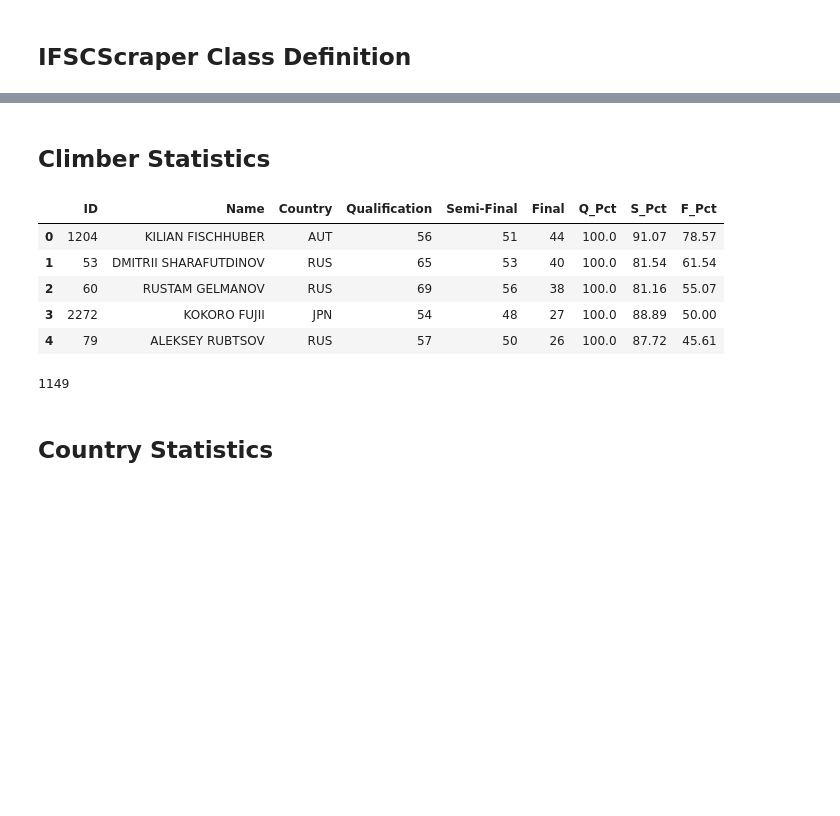
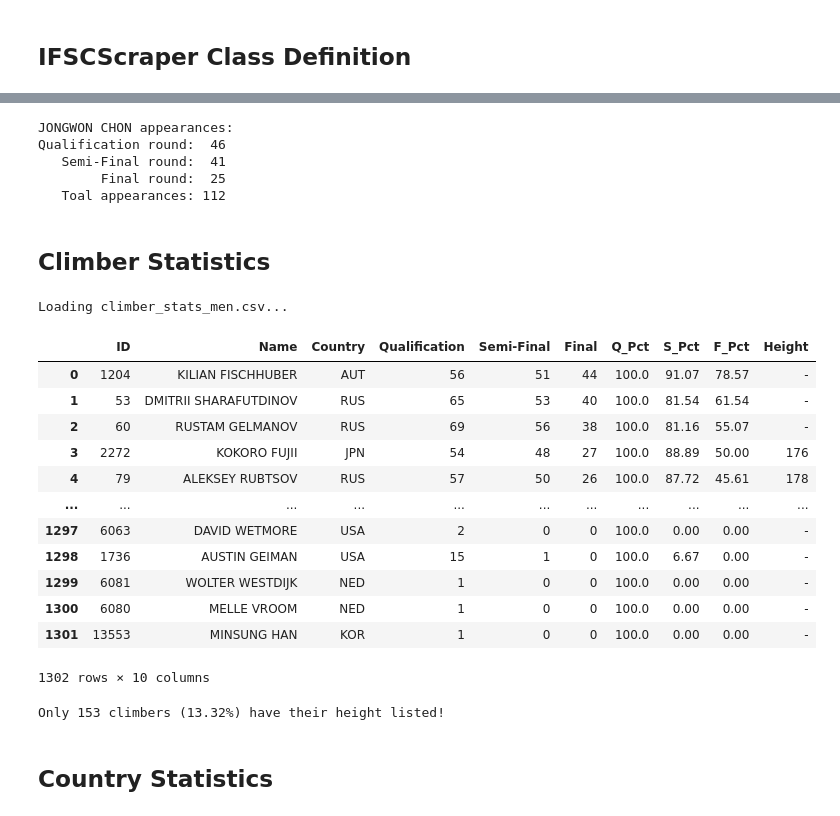
Before and after one commit to noah-kg/scraping-IFSC-website-via-selenium, a Jupyter notebook: IFSC Scraper.ipynb, the cells around one changed output, grey strips where cells are left out. Saved outputs shown, nothing was run; the diff lists cells and outputs as text; code cells hidden in the pictures; blank space fills up the shorter version.

Commit message:
cleaned up/compartmentalized code into functions to make code more robust. Changed names of function variables to make it easier to understand their purpose

```diff
--- a/IFSC Scraper.ipynb
+++ b/IFSC Scraper.ipynb
@@ -521,8 +515,6 @@ def display_events(dict):
 # %%
 # Takes ~37 minutes to scrape all years and events
-scraper = IFSCScraper()
+# scraper = IFSCScraper()
 # scraper.scrape_all_ifsc_world_cups()
-scraper.get_single_year('2022')
+# scraper.get_single_year('2022')
 # scraper.end_session()
-
-# scraper.get_athlete_height('1929')
@@ -633,36 +596,12 @@ df
+# %%
+boulder_men_all_results = get_bouldering_results()
+count_round_appearances(boulder_men_all_results, 'jongwon chon')
+# check_climber(boulder_men, 'jongwon chon')
+# %% [output]
+JONGWON CHON appearances:
+Qualification round:  46
+   Semi-Final round:  41
+        Final round:  25
+   Toal appearances: 112
 # %% [markdown]
 ## Climber Statistics
-# %%
-# Create a new dataframe with athlete's ID, name, and country
-comp_appearances = df.drop_duplicates(subset=['Name', 'ID'])[['ID', 'Name', 'Country']]
-
-# Counts number of appearances per round per climber
-qual_all = df.groupby(['ID', 'Name'])['Qualification'].count()
-semi_app = df.groupby(['ID', 'Name'])['Semi-Final'].count()
-final_app = df.groupby(['ID', 'Name'])['Final'].count()
-
-# Merges the above dataframes
-rounds = pd.merge(pd.merge(qual_all, semi_app , left_on=['ID', 'Name'], right_index=True), final_app, left_on=['ID', 'Name'], right_index=True)
-comp_appearances = pd.merge(comp_appearances, rounds, left_on=['ID', 'Name'], right_index=True)
-
-# Calculates percentages of appearances in each round
-comp_appearances['Q_Pct'] = round((comp_appearances['Qualification'] / comp_appearances['Qualification']) * 100, 2)
-comp_appearances['S_Pct'] = round((comp_appearances['Semi-Final'] / comp_appearances['Qualification']) * 100, 2)
-comp_appearances['F_Pct'] = round((comp_appearances['Final'] / comp_appearances['Qualification']) * 100, 2)
-comp_appearances = comp_appearances.sort_values('Final', ascending=False).reset_index(drop=True)
-comp_appearances.head()
-# %% [output]
-|  | ID | Name | Country | Qualification | Semi-Final | Final | Q_Pct | S_Pct | F_Pct |
-| 0 | 1204 | KILIAN FISCHHUBER | AUT | 56 | 51 | 44 | 100.0 | 91.07 | 78.57 |
-| 1 | 53 | DMITRII SHARAFUTDINOV | RUS | 65 | 53 | 40 | 100.0 | 81.54 | 61.54 |
-| 2 | 60 | RUSTAM GELMANOV | RUS | 69 | 56 | 38 | 100.0 | 81.16 | 55.07 |
-| 3 | 2272 | KOKORO FUJII | JPN | 54 | 48 | 27 | 100.0 | 88.89 | 50.00 |
-| 4 | 79 | ALEKSEY RUBTSOV | RUS | 57 | 50 | 26 | 100.0 | 87.72 | 45.61 |
-# %%
-# Convert 'ID' to string so we can scrape site for heights (~33 minutes)
-comp_appearances['ID'] = comp_appearances['ID'].apply(str)
-comp_appearances['Height'] = comp_appearances['ID'].apply(lambda x: scraper.get_athlete_height(x))
-
-# Saves data so we don't have to scrape later
-file = DATA_DIR + '\\climber_stats.csv'
-comp_appearances.to_csv(file)
@@ -669,8 +651,28 @@ comp_appearances.to_csv(file)
+# %%
+boulder_men_stats = get_bouldering_stats(boulder_men_all_results)
+boulder_men_stats
+# %% [output]
+Loading climber_stats_men.csv...
+|  | ID | Name | Country | Qualification | Semi-Final | Final | Q_Pct | S_Pct | F_Pct | Height |
+| 0 | 1204 | KILIAN FISCHHUBER | AUT | 56 | 51 | 44 | 100.0 | 91.07 | 78.57 | - |
+| 1 | 53 | DMITRII SHARAFUTDINOV | RUS | 65 | 53 | 40 | 100.0 | 81.54 | 61.54 | - |
+| 2 | 60 | RUSTAM GELMANOV | RUS | 69 | 56 | 38 | 100.0 | 81.16 | 55.07 | - |
+| 3 | 2272 | KOKORO FUJII | JPN | 54 | 48 | 27 | 100.0 | 88.89 | 50.00 | 176 |
+| 4 | 79 | ALEKSEY RUBTSOV | RUS | 57 | 50 | 26 | 100.0 | 87.72 | 45.61 | 178 |
+| ... | ... | ... | ... | ... | ... | ... | ... | ... | ... | ... |
+| 1297 | 6063 | DAVID WETMORE | USA | 2 | 0 | 0 | 100.0 | 0.00 | 0.00 | - |
+| 1298 | 1736 | AUSTIN GEIMAN | USA | 15 | 1 | 0 | 100.0 | 6.67 | 0.00 | - |
+| 1299 | 6081 | WOLTER WESTDIJK | NED | 1 | 0 | 0 | 100.0 | 0.00 | 0.00 | - |
+| 1300 | 6080 | MELLE VROOM | NED | 1 | 0 | 0 | 100.0 | 0.00 | 0.00 | - |
+| 1301 | 13553 | MINSUNG HAN | KOR | 1 | 0 | 0 | 100.0 | 0.00 | 0.00 | - |
+1302 rows × 10 columns
 # %%
 # Number of climbers that have a height listed on the IFSC site
-(comp_appearances['Height'].str.contains('-')).sum()
+have_height = (~boulder_men_stats['Height'].str.contains('-')).sum()
+no_height = (boulder_men_stats['Height'].str.contains('-')).sum()
+print(f'Only {have_height} climbers ({(have_height/no_height)*100:.2f}%) have their height listed!')
 # %% [output]
-1149
+Only 153 climbers (13.32%) have their height listed!
 # %% [markdown]
 ## Country Statistics
 # %%
```
Also changed, not shown: parts of 13 cells of this notebook.
